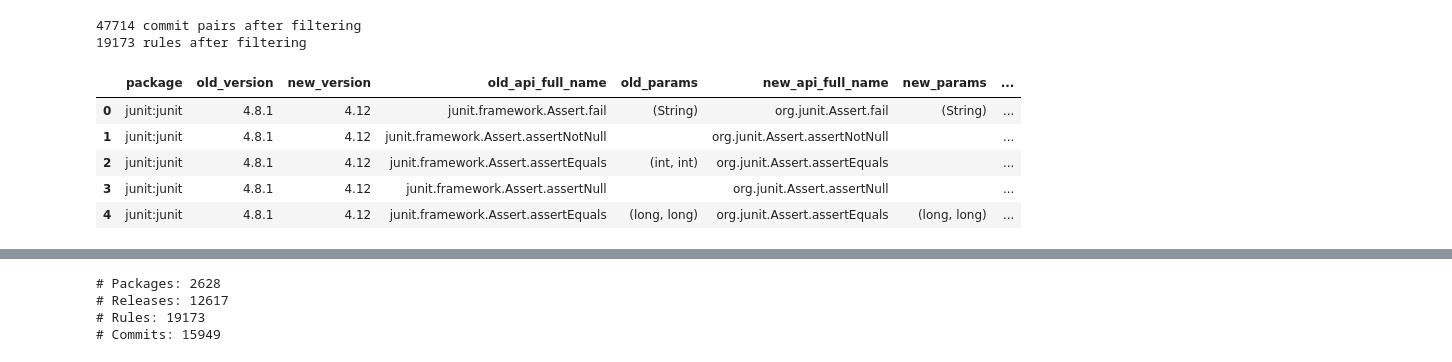
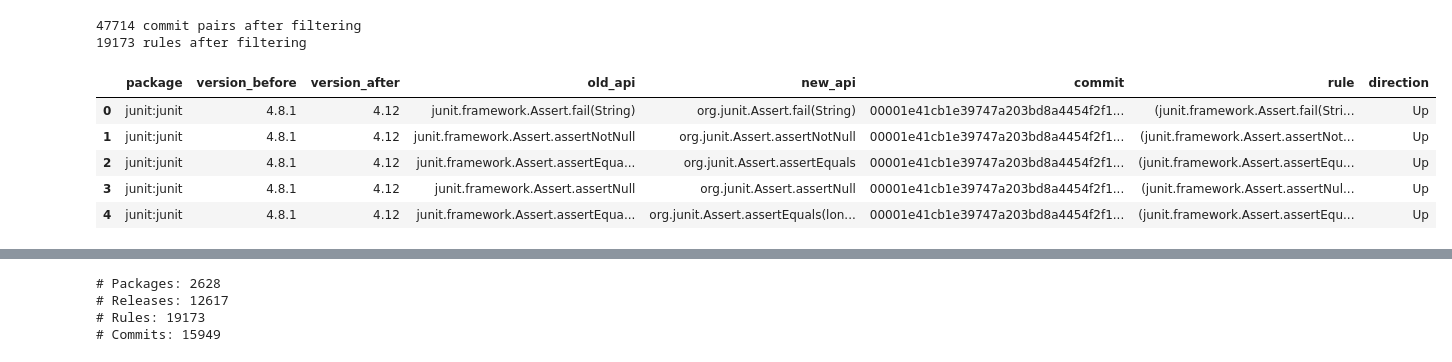
Before and after one commit to ROCK-SE/Bridge, a Jupyter notebook: benchmark_construction/compile_java_dataset.ipynb, the cells around one changed output, grey strips where cells are left out. Saved outputs shown, nothing was run; the diff lists cells and outputs as text; code cells hidden in the pictures.

```diff
--- a/benchmark_construction/compile_java_dataset.ipynb
+++ b/benchmark_construction/compile_java_dataset.ipynb
@@ -188,6 +174,15 @@ print(
 # %% [output]
 47714 commit pairs after filtering
 19173 rules after filtering
+# %%
+commit_pairs_filtered.head()
+# %% [output]
+|  | package | version_before | version_after | old_api | new_api | commit | rule | direction |
+| 0 | junit:junit | 4.8.1 | 4.12 | junit.framework.Assert.fail(String) | org.junit.Assert.fail(String) | 00001e41cb1e39747a203bd8a4454f2f1... | (junit.framework.Assert.fail(Stri... | Up |
+| 1 | junit:junit | 4.8.1 | 4.12 | junit.framework.Assert.assertNotNull | org.junit.Assert.assertNotNull | 00001e41cb1e39747a203bd8a4454f2f1... | (junit.framework.Assert.assertNot... | Up |
+| 2 | junit:junit | 4.8.1 | 4.12 | junit.framework.Assert.assertEqua... | org.junit.Assert.assertEquals | 00001e41cb1e39747a203bd8a4454f2f1... | (junit.framework.Assert.assertEqu... | Up |
+| 3 | junit:junit | 4.8.1 | 4.12 | junit.framework.Assert.assertNull | org.junit.Assert.assertNull | 00001e41cb1e39747a203bd8a4454f2f1... | (junit.framework.Assert.assertNul... | Up |
+| 4 | junit:junit | 4.8.1 | 4.12 | junit.framework.Assert.assertEqua... | org.junit.Assert.assertEquals(lon... | 00001e41cb1e39747a203bd8a4454f2f1... | (junit.framework.Assert.assertEqu... | Up |
 # %%
 def canonical_pairs(row):
     version_before = row["version_before"]
@@ -247,12 +218,3 @@ def canonical_pairs(row):
 
 
 commit_pairs_full = commit_pairs_filtered.apply(canonical_pairs, axis=1)
-# %%
-commit_pairs_full.head()
-# %% [output]
-|  | package | old_version | new_version | old_api_full_name | old_params | new_api_full_name | new_params | ... |
-| 0 | junit:junit | 4.8.1 | 4.12 | junit.framework.Assert.fail | (String) | org.junit.Assert.fail | (String) | ... |
-| 1 | junit:junit | 4.8.1 | 4.12 | junit.framework.Assert.assertNotNull |  | org.junit.Assert.assertNotNull |  | ... |
-| 2 | junit:junit | 4.8.1 | 4.12 | junit.framework.Assert.assertEquals | (int, int) | org.junit.Assert.assertEquals |  | ... |
-| 3 | junit:junit | 4.8.1 | 4.12 | junit.framework.Assert.assertNull |  | org.junit.Assert.assertNull |  | ... |
-| 4 | junit:junit | 4.8.1 | 4.12 | junit.framework.Assert.assertEquals | (long, long) | org.junit.Assert.assertEquals | (long, long) | ... |
```
Also changed, not shown: parts of 16 cells of this notebook, 1 other file.
